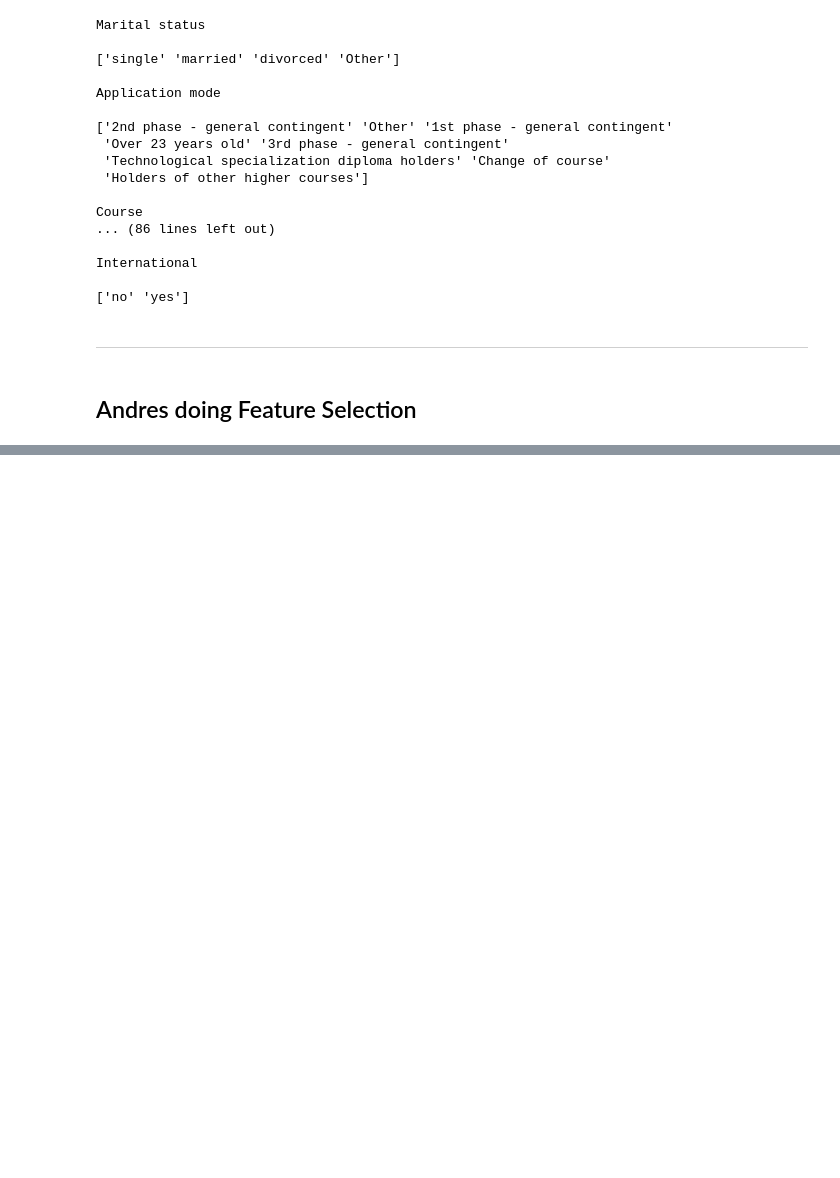
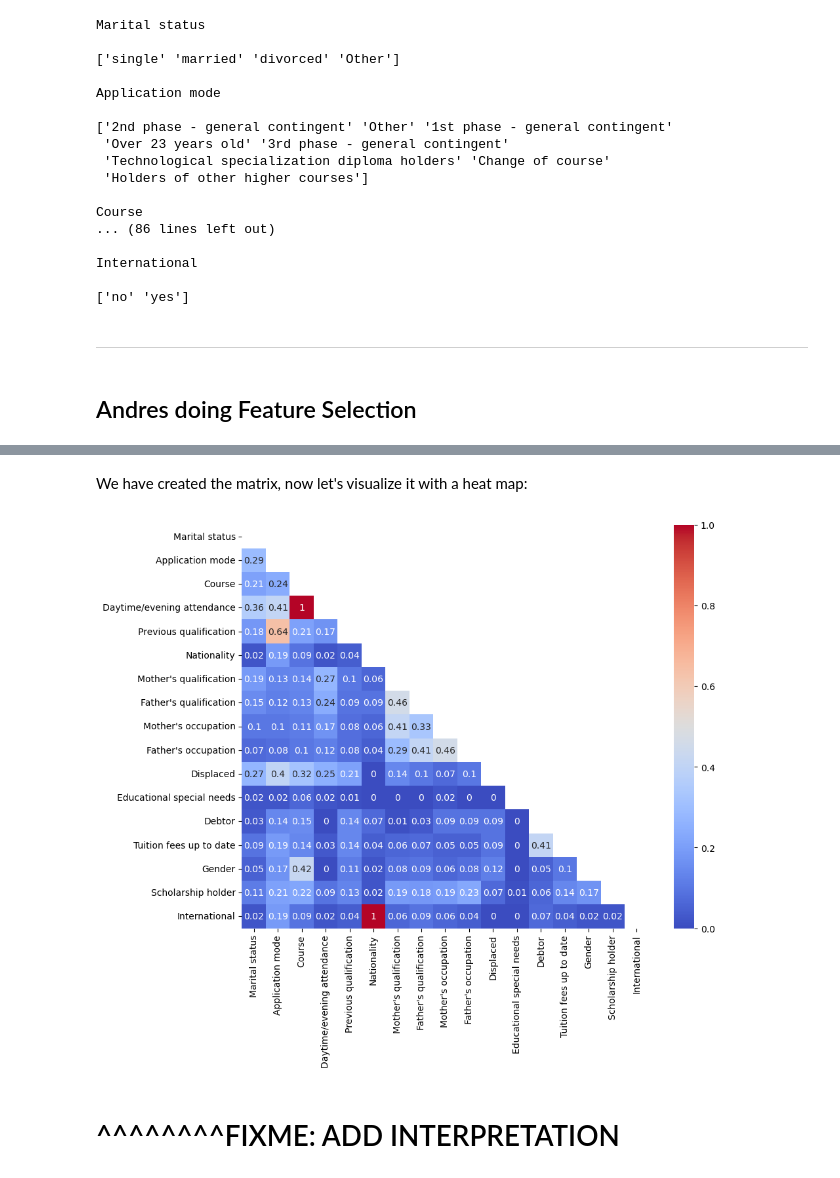
Before and after one commit to jacksonSmall/Airbnb-Room-Analysis, a Jupyter notebook: binning.ipynb, the cells around one changed output, grey strips where cells are left out. Drawn from its saved outputs; the diff is of its cells as text; code cells hidden in the pictures; blank space fills up the shorter version.

Commit message:
Cramers V done + heatmap, interpretation missing

```diff
--- a/binning.ipynb
+++ b/binning.ipynb
@@ -282,0 +323,5 @@ International
+# %%
+cat_df = df_renamed.select_dtypes(include=['object']) # Select only the object types (categorical types)
+print(cat_df.shape) # Verify we get the 18 categorical columns
+cat_df = cat_df.drop(columns='Target') # Dropping the target column
+cat_df.head() # Verify correct selection
@@ -282,0 +372,12 @@ International
+# %%
+# Importing the LabelEncoder() function
+from sklearn.preprocessing import LabelEncoder
+
+label = LabelEncoder() # Initializing the label encoder
+cat_df_encoded = pd.DataFrame() # Initialize empty dataframe for encoded data
+
+# Iterate through all the columns to encode them
+for i in cat_df.columns:
+    cat_df_encoded[i] = label.fit_transform(cat_df[i])
+
+cat_df_encoded.head()
@@ -282,0 +435,13 @@ International
+# %%
+cramers_rows = []
+
+for var_1 in cat_df_encoded:
+    cramers_cols = []
+    for var_2 in cat_df_encoded:
+        v = cramers_V(cat_df_encoded[var_1], cat_df_encoded[var_2]) # Calculating V
+        cramers_cols.append(round(v, 2)) # Round to 2 decimal places
+    cramers_rows.append(cramers_cols)
+
+cramers_vs = np.array(cramers_rows)
+cramers_results = pd.DataFrame(cramers_vs, columns=cat_df_encoded.columns, index=cat_df_encoded.columns)
+cramers_results
@@ -282,0 +467,19 @@ International
+# %% [markdown]
+We have created the matrix, now let's visualize it with a heat map:
+# %%
+# Import visualization libraries
+import seaborn as sns
+import matplotlib.pyplot as plt
+
+# Creating a mask to hide the upper triangle part of symmetrical matrix
+mask = np.zeros_like(cramers_results, dtype=bool)
+mask[np.triu_indices_from(mask)] = True
+
+# Plot heatmap
+plt.figure(figsize = (10, 8))
+sns.heatmap(cramers_results, mask = mask, annot = True, cmap = "coolwarm")
+plt.show()
+# %% [output]
+[figure, added]
+# %% [markdown]
+# ^^^^^^^^FIXME: ADD INTERPRETATION
```
Also changed, not shown: parts of 21 cells of this notebook.
